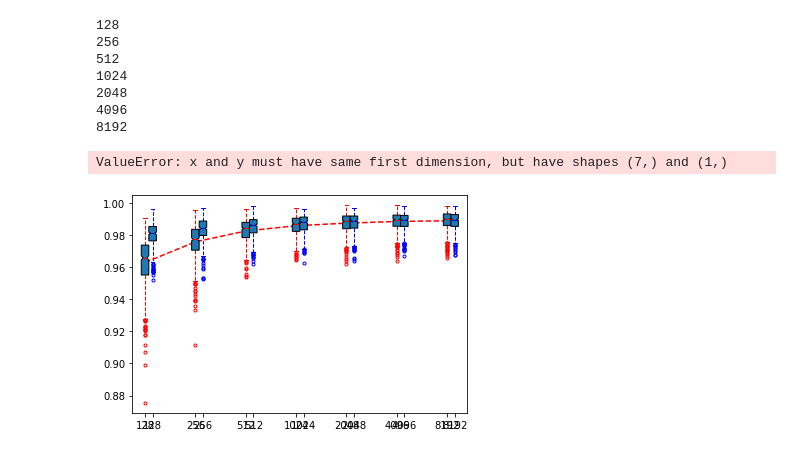
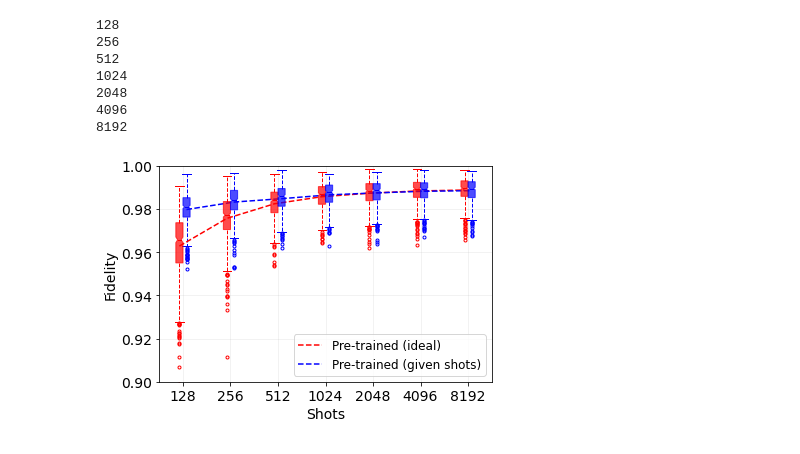
Before and after one commit to slohani-ai/data-centric-in-qis, a Jupyter notebook: Distributions/Simulation/shots_vary/plots/Fig 5.ipynb, the cells around one changed output. Saved outputs shown, nothing was run; the diff lists cells and outputs as text; code cells hidden in the pictures.

```diff
--- a/Distributions/Simulation/shots_vary/plots/Fig 5.ipynb
+++ b/Distributions/Simulation/shots_vary/plots/Fig 5.ipynb
@@ -107,7 +107,7 @@ fids_shots_plot = plt.boxplot(fid_shots,
 #             labels=n_shots)  # will be used to label x-ticks
 
 plt.plot(np.arange(0, len(n_shots) * 2, 2) - 0.15, fid_ideal_m, 'r--', label='Pre-trained (ideal)')
-plt.plot(np.arange(0, len(n_shots) * 2, 2),+ 0.15, fid_shots_m, 'b--', label='Pre-trained (given shots)')
+plt.plot(np.arange(0, len(n_shots) * 2, 2) + 0.15, fid_shots_m, 'b--', label='Pre-trained (given shots)')
 # plt.plot(np.arange(0, len(n_shots) * 2, 2) + 0.3, fid_mle_m, 'g--', label='MLE')
 
 cols = [[1,0,0,0.7],
@@ -124,32 +124,31 @@ for cap in fids_ideal_plot['caps']:
 for cap in fids_shots_plot['caps']:
     cap.set_xdata(cap.get_xdata()+ np.array([-.10,.10]))
 
 # [fids_mle_plot['boxes'][i].set_facecolor(cols[2]) for i in range(len(n_shots))]
 # [fids_mle_plot['boxes'][i].set_color(cols[2]) for i in range(len(n_shots))]
 # for cap in fids_mle_plot['caps']:
 #     cap.set_xdata(cap.get_xdata()+ np.array([-.10,.10]))
 
 fs = 14
 plt.grid(alpha=0.2)
 plt.xlabel(r'Shots', fontsize=fs)
 plt.ylabel('Fidelity', fontsize=fs)
 # plt.legend(fontsize='small')
 plt.legend(fontsize='large')
 # plt.xticks(np.arange(0, 3, .5), fontsize=fs)
 plt.xticks(range(0, len(n_shots) * 2, 2), n_shots, fontsize=fs)
 plt.yticks(fontsize=fs)
 
 # plt.axis([-0.7e6, 6e6, 0.55, 1.02])
 plt.subplots_adjust(bottom=0.13, left=0.13)
 plt.axis([-1, 13, 0.9, 1.])
 # plt.subplots_adjust(bottom=0.6, left=0.6)
 
 # plt.savefig('fid_vs_params.svg', dpi=600)
 # plt.savefig('fids_shots_eng_no_mle.svg', dpi=600)
 # plt.savefig('fids_shots_eng_no_mle.png', dpi=600)
 # plt.savefig('fid_vs_params_zoomed.svg', dpi=600)
 
 plt.show()
 # %% [output]
-ValueError: x and y must have same first dimension, but have shapes (7,) and (1,)
-[figure, old version]
+[figure, new version]
```
